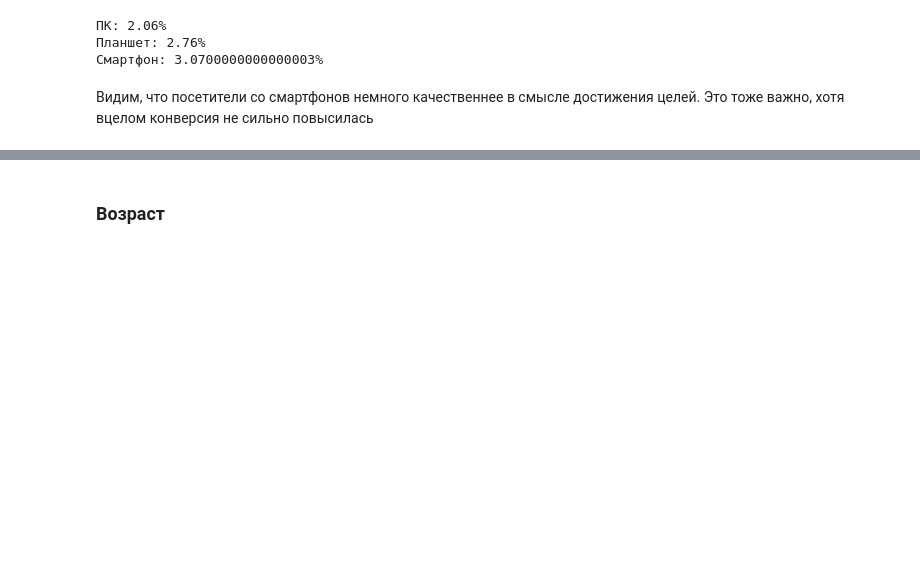
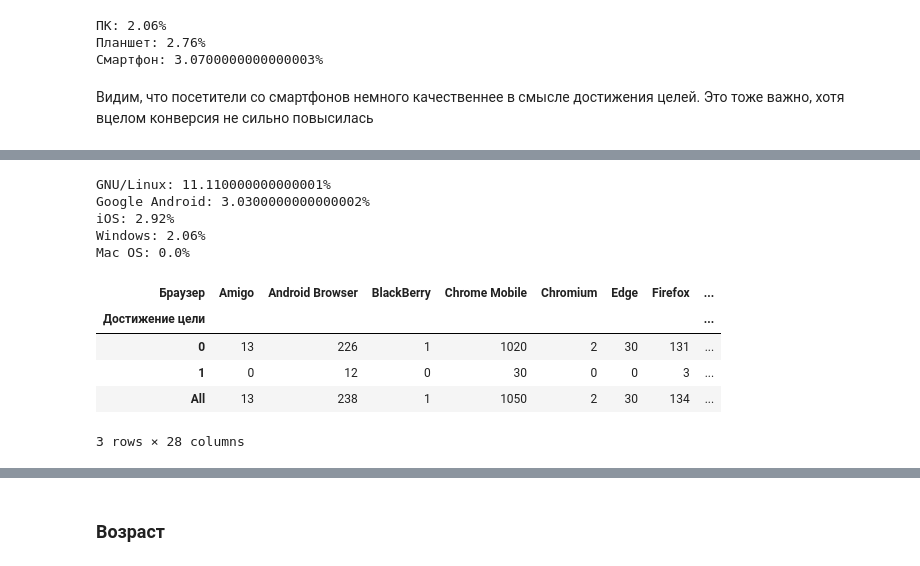
Before and after one commit to maxsaprykin/ind_project, a Jupyter notebook: Определение факторов, влияющих на выполнение целевого действия посетителем интернет-страницы.ipynb, the cells around one changed output, grey strips where cells are left out. Drawn from its saved outputs; the diff is of its cells as text; code cells hidden in the pictures; blank space fills up the shorter version.

```diff
--- a/Определение факторов, влияющих на выполнение целевого действия посетителем интернет-страницы.ipynb
+++ b/Определение факторов, влияющих на выполнение целевого действия посетителем интернет-страницы.ipynb
@@ -265,0 +296,25 @@ print('ПК: {}%\nПланшет: {}%\nСмартфон: {}%'.format(conv_pk, co
+# %%
+os_dict = {}
+for os in list(os_group_tab.columns.values):
+    conv = round(os_group_tab[os][1]/os_group_tab[os]['All'],4)*100
+    os_dict[conv] = os
+
+for conv in sorted(os_dict.keys(), reverse=True):
+    if(os_dict[conv] != 'All'):
+        print('{}: {}%'.format(os_dict[conv], conv))
+# %% [output]
+GNU/Linux: 11.110000000000001%
+Google Android: 3.0300000000000002%
+iOS: 2.92%
+Windows: 2.06%
+Mac OS: 0.0%
+# %%
+browser_tab = pd.crosstab(df['Достижение цели'], df['Браузер'], margins=True)
+browser_tab
+# %% [output]
+| Браузер | Amigo | Android Browser | BlackBerry | Chrome Mobile | Chromium | Edge | Firefox | ... |
+| Достижение цели |  |  |  |  |  |  |  | ... |
+| 0 | 13 | 226 | 1 | 1020 | 2 | 30 | 131 | ... |
+| 1 | 0 | 12 | 0 | 30 | 0 | 0 | 3 | ... |
+| All | 13 | 238 | 1 | 1050 | 2 | 30 | 134 | ... |
+3 rows × 28 columns
```
Also changed, not shown: parts of 38 cells of this notebook, 1 other file.
